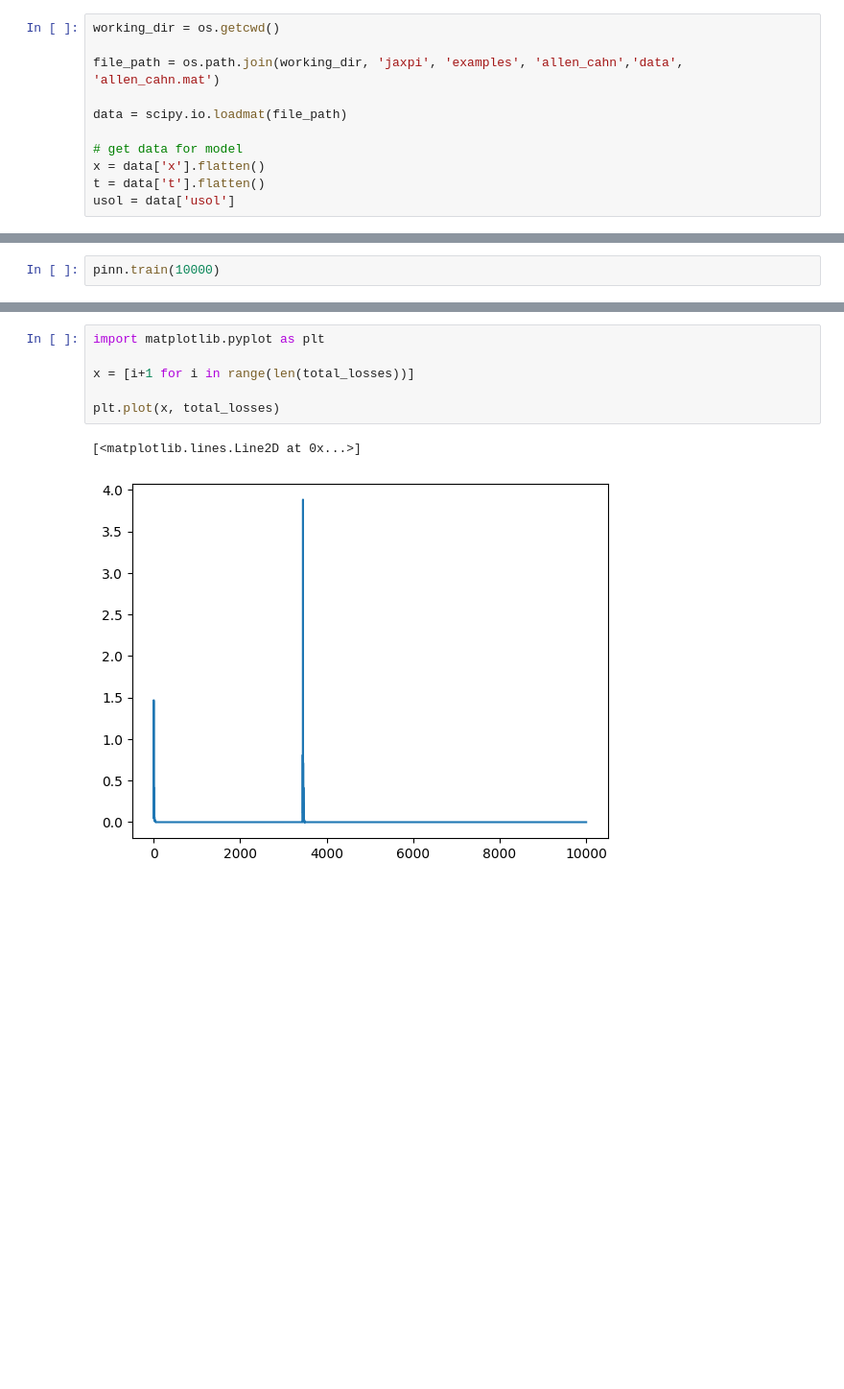
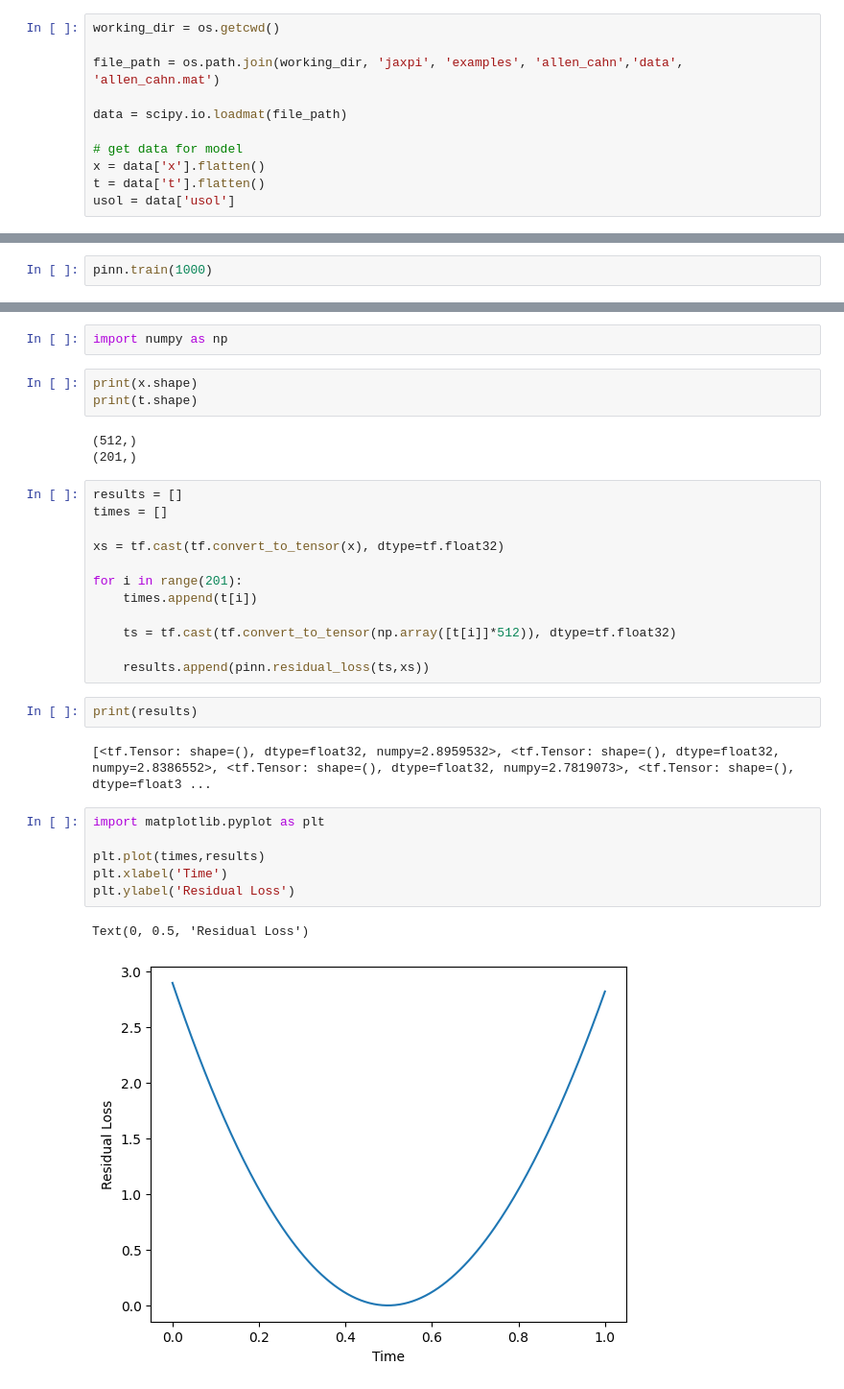
Before and after one commit to lkyamamo/408B-Project, a Jupyter notebook: model_test.ipynb, the cells around one changed output, grey strips where cells are left out. Shown at 96% size. Cells and saved outputs as stored; diff of their text form; blank space fills up the shorter version.

```diff
--- a/model_test.ipynb
+++ b/model_test.ipynb
@@ -60,5 +40,5 @@ t_bc: (201,)
 # %%
-pinn.train(10000)
+pinn.train(1000)
 # %% [output]
 Epoch 1
 Calculating Loss Value
@@ -95,9 +60,33 @@ print(total_losses)
-# %%
-import matplotlib.pyplot as plt
-
-x = [i+1 for i in range(len(total_losses))]
-
-plt.plot(x, total_losses)
-# %% [output]
-[<matplotlib.lines.Line2D at 0x...>]
-[figure, removed]
+# %%
+import numpy as np
+# %%
+print(x.shape)
+print(t.shape)
+# %% [output]
+(512,)
+(201,)
+# %%
+results = []
+times = []
+
+xs = tf.cast(tf.convert_to_tensor(x), dtype=tf.float32)
+
+for i in range(201):
+    times.append(t[i])
+
+    ts = tf.cast(tf.convert_to_tensor(np.array([t[i]]*512)), dtype=tf.float32)
+
+    results.append(pinn.residual_loss(ts,xs))
+# %%
+print(results)
+# %% [output]
+[<tf.Tensor: shape=(), dtype=float32, numpy=2.8959532>, <tf.Tensor: shape=(), dtype=float32, numpy=2.8386552>, <tf.Tensor: shape=(), dtype=float32, numpy=2.7819073>, <tf.Tensor: shape=(), dtype=float3 ...
+# %%
+import matplotlib.pyplot as plt
+
+plt.plot(times,results)
+plt.xlabel('Time')
+plt.ylabel('Residual Loss')
+# %% [output]
+Text(0, 0.5, 'Residual Loss')
+[figure, added]
```
Also changed, not shown: parts of 14 cells of this notebook, 2 other files.
